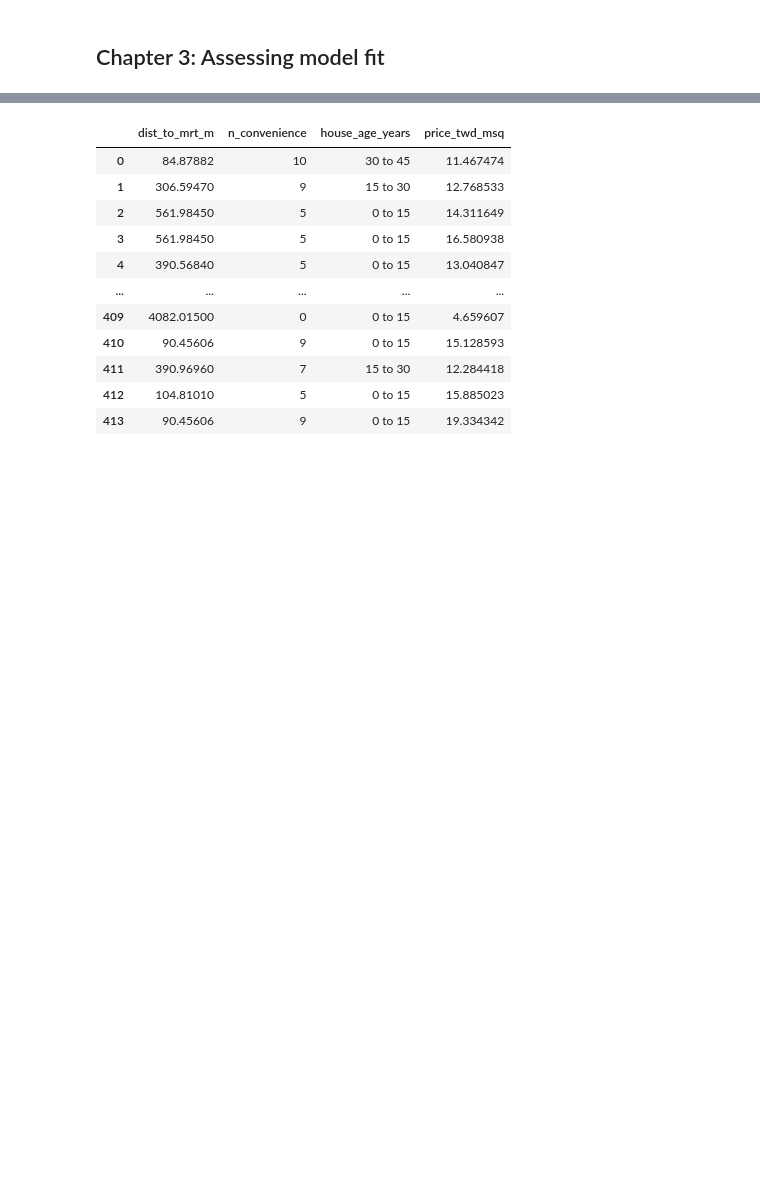
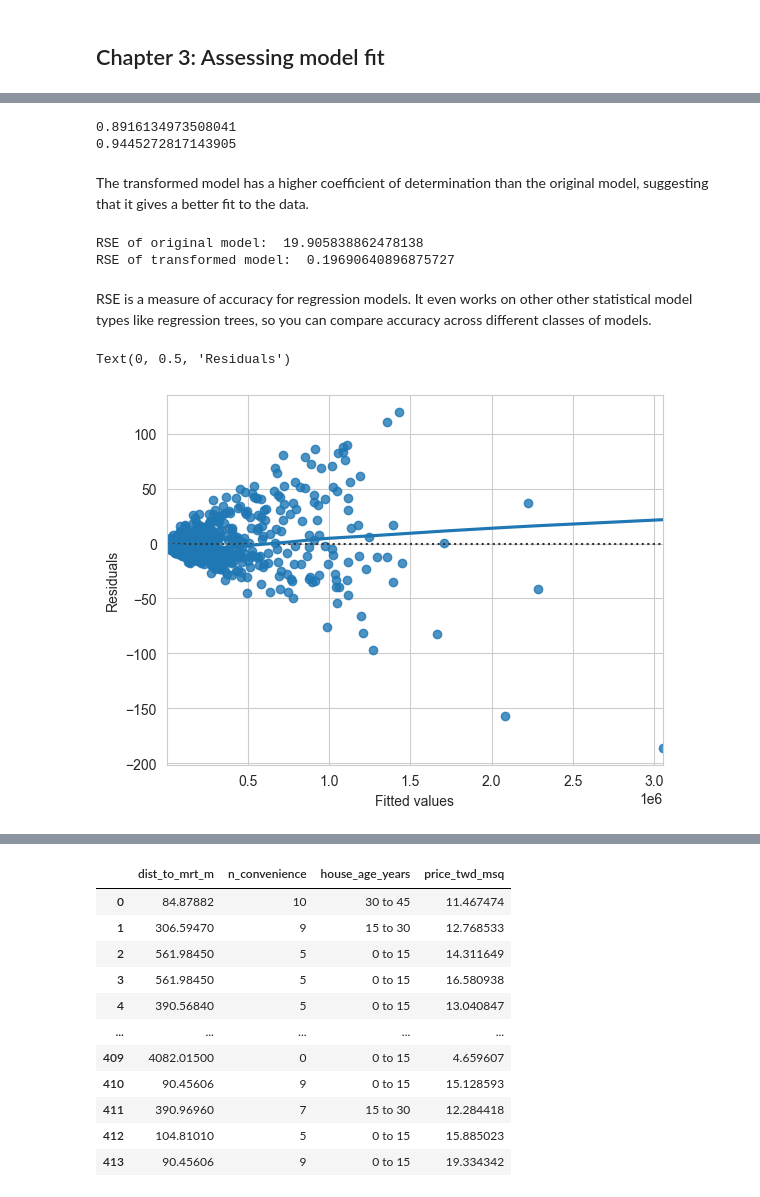
Before and after one commit to rpitchumani/datacamp, a Jupyter notebook: introduction-to-regression-with-statsmodels-in-python/Chapter_3_Introduction_to_Regression_with_statsmodels_in_Python.ipynb, the cells around one changed output, grey strips where cells are left out. Cells and saved outputs as stored; diff of their text form; code cells hidden in the pictures; blank space fills up the shorter version.

Commit message:
intro to regression with statsmodels completed

```diff
--- a/introduction-to-regression-with-statsmodels-in-python/Chapter_3_Introduction_to_Regression_with_statsmodels_in_Python.ipynb
+++ b/introduction-to-regression-with-statsmodels-in-python/Chapter_3_Introduction_to_Regression_with_statsmodels_in_Python.ipynb
@@ -10,0 +59,37 @@ import seaborn as sns
+# %%
+# Print the coeff of determination for mdl_click_vs_impression_orig
+print(mdl_click_vs_impression_orig.rsquared)
+
+# Print the coeff of determination for mdl_click_vs_impression_trans
+print(mdl_click_vs_impression_trans.rsquared)
+# %% [output]
+0.8916134973508041
+0.9445272817143905
+# %% [markdown]
+The transformed model has a higher coefficient of determination than the original model, suggesting that it gives a better fit to the data.
+# %%
+# Calculate mse_orig for mdl_click_vs_impression_orig
+mse_orig = mdl_click_vs_impression_orig.mse_resid
+
+# Calculate rse_orig for mdl_click_vs_impression_orig and print it
+rse_orig = np.sqrt(mdl_click_vs_impression_orig.mse_resid)
+print("RSE of original model: ", rse_orig)
+
+# Calculate mse_trans for mdl_click_vs_impression_trans
+mse_trans = mdl_click_vs_impression_trans.mse_resid
+
+# Calculate rse_trans for mdl_click_vs_impression_trans and print it
+rse_trans = np.sqrt(mdl_click_vs_impression_trans.mse_resid)
+print("RSE of transformed model: ", rse_trans)
+# %% [output]
+RSE of original model:  19.905838862478138
+RSE of transformed model:  0.19690640896875727
+# %% [markdown]
+ RSE is a measure of accuracy for regression models. It even works on other other statistical model types like regression trees, so you can compare accuracy across different classes of models.
+# %%
+sns.residplot(x="n_impressions", y="n_clicks", data=ad_conversion, lowess=True)
+plt.xlabel("Fitted values")
+plt.ylabel("Residuals")
+# %% [output]
+Text(0, 0.5, 'Residuals')
+[figure, added]
```
Also changed, not shown: parts of 42 cells of this notebook, 6 other files.
